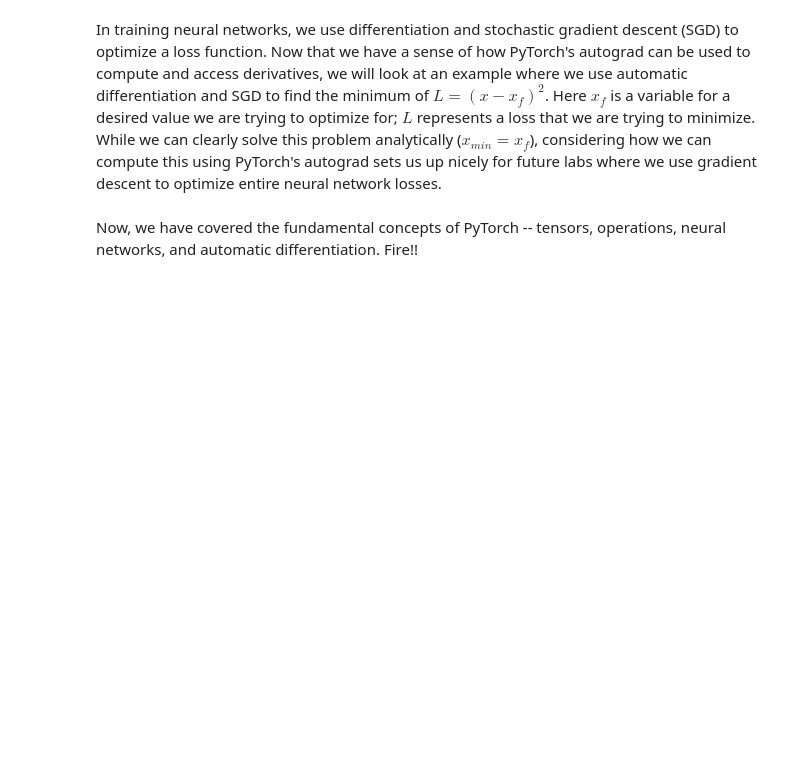
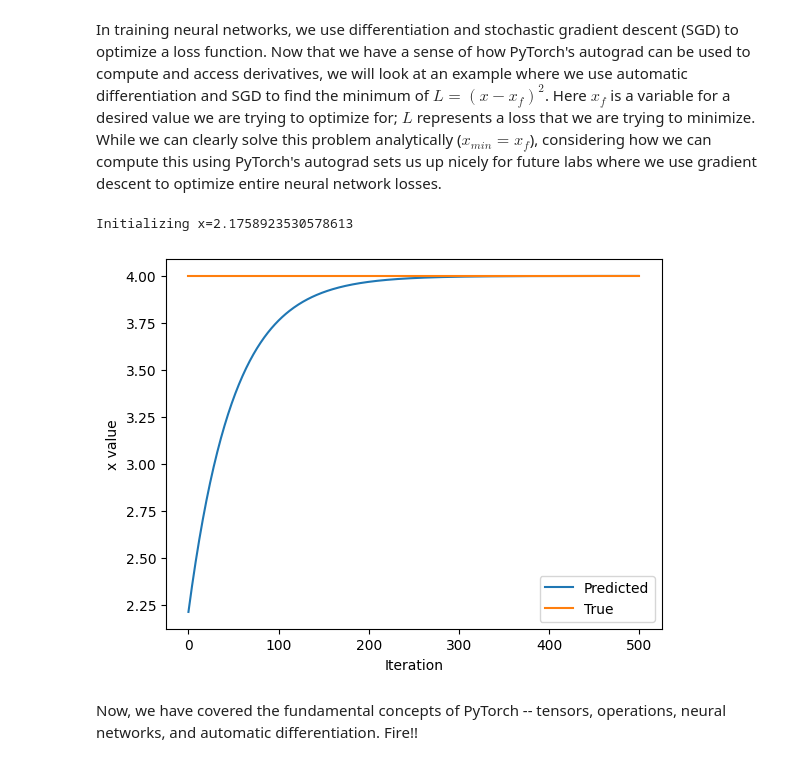
Before and after one commit to himanshugajbhiyebhai302-hash/new-generation, a Jupyter notebook: lab1/PT_Part1_Intro.ipynb, the cells around one changed output. Saved outputs shown, nothing was run; the diff lists cells and outputs as text; code cells hidden in the pictures; blank space fills up the shorter version.

```diff
--- a/lab1/PT_Part1_Intro.ipynb
+++ b/lab1/PT_Part1_Intro.ipynb
@@ -327,33 +349,36 @@ In training neural networks, we use differentiation and stochastic gradient desc
 x = torch.randn(1)
 print(f"Initializing x={x.item()}")
 
 learning_rate = 1e-2  # Learning rate
 history = []
 x_f = 4  # Target value
 
 
 # We will run gradient descent for a number of iterations. At each iteration, we compute the loss,
 #   compute the derivative of the loss with respect to x, and perform the update.
 for i in range(500):
     x = torch.tensor([x], requires_grad=True)
 
     # TODO: Compute the loss as the square of the difference between x and x_f
-    loss = # TODO
+    loss = (x - x_f)**2
 
     # Backpropagate through the loss to compute gradients
     loss.backward()
 
     # Update x with gradient descent
     x = x.item() - learning_rate * x.grad
 
     history.append(x.item())
 
 # Plot the evolution of x as we optimize toward x_f!
 plt.plot(history)
 plt.plot([0, 500], [x_f, x_f])
 plt.legend(('Predicted', 'True'))
 plt.xlabel('Iteration')
 plt.ylabel('x value')
 plt.show()
+# %% [output]
+Initializing x=2.1758923530578613
+[figure, added]
 # %% [markdown]
 Now, we have covered the fundamental concepts of PyTorch -- tensors, operations, neural networks, and automatic differentiation. Fire!!
```
Also changed, not shown: parts of 14 cells of this notebook.
